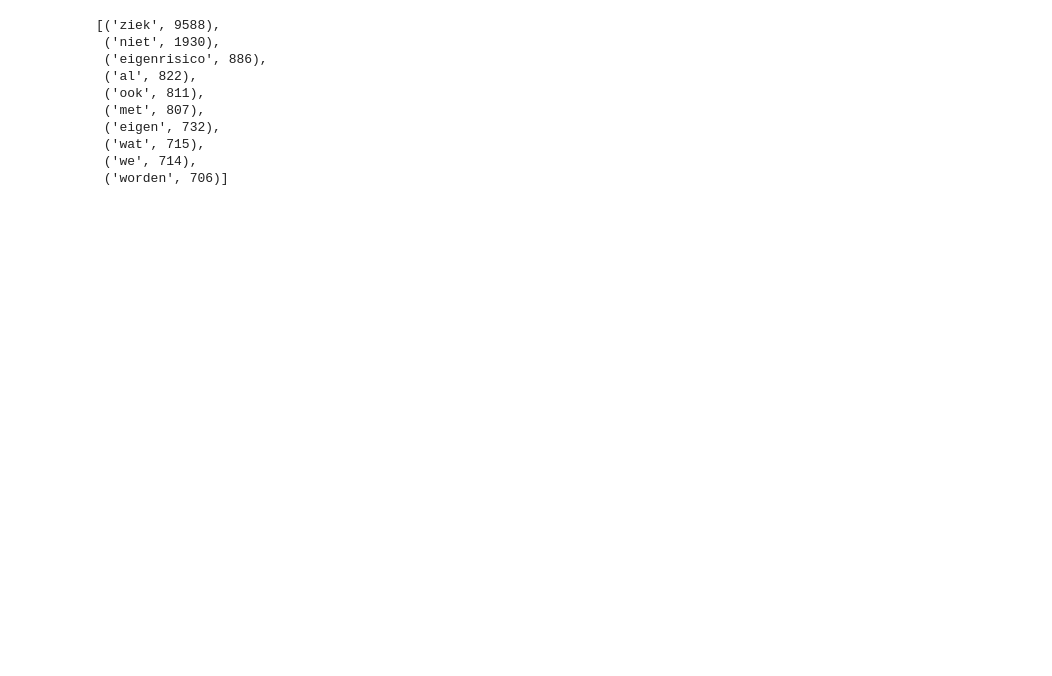
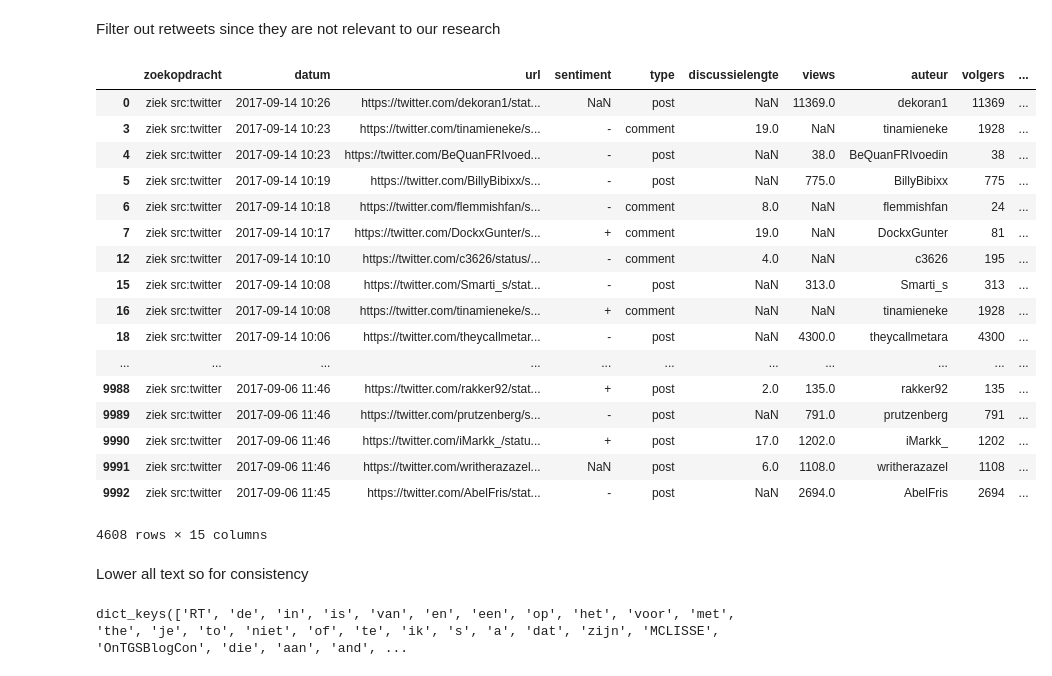
Before and after one commit to ADS71-C/Burry, a Jupyter notebook: DataTest.ipynb, the cells around one changed output. Drawn from its saved outputs; the diff is of its cells as text; code cells hidden in the pictures; blank space fills up the shorter version.

```diff
--- a/DataTest.ipynb
+++ b/DataTest.ipynb
@@ -20,0 +17,25 @@ doc[:10]
+# %% [markdown]
+Filter out retweets since they are not relevant to our research
+# %%
+doc[~doc['bericht tekst'].str.contains('rt', case=False)]
+# %% [output]
+|  | zoekopdracht | datum | url | sentiment | type | discussielengte | views | auteur | volgers | ... |
+| 0 | ziek src:twitter | 2017-09-14 10:26 | https://twitter.com/dekoran1/stat... | NaN | post | NaN | 11369.0 | dekoran1 | 11369 | ... |
+| 3 | ziek src:twitter | 2017-09-14 10:23 | https://twitter.com/tinamieneke/s... | - | comment | 19.0 | NaN | tinamieneke | 1928 | ... |
+| 4 | ziek src:twitter | 2017-09-14 10:23 | https://twitter.com/BeQuanFRIvoed... | - | post | NaN | 38.0 | BeQuanFRIvoedin | 38 | ... |
+| 5 | ziek src:twitter | 2017-09-14 10:19 | https://twitter.com/BillyBibixx/s... | - | post | NaN | 775.0 | BillyBibixx | 775 | ... |
+| 6 | ziek src:twitter | 2017-09-14 10:18 | https://twitter.com/flemmishfan/s... | - | comment | 8.0 | NaN | flemmishfan | 24 | ... |
+| 7 | ziek src:twitter | 2017-09-14 10:17 | https://twitter.com/DockxGunter/s... | + | comment | 19.0 | NaN | DockxGunter | 81 | ... |
+| 12 | ziek src:twitter | 2017-09-14 10:10 | https://twitter.com/c3626/status/... | - | comment | 4.0 | NaN | c3626 | 195 | ... |
+| 15 | ziek src:twitter | 2017-09-14 10:08 | https://twitter.com/Smarti_s/stat... | - | post | NaN | 313.0 | Smarti_s | 313 | ... |
+| 16 | ziek src:twitter | 2017-09-14 10:08 | https://twitter.com/tinamieneke/s... | + | comment | NaN | NaN | tinamieneke | 1928 | ... |
+| 18 | ziek src:twitter | 2017-09-14 10:06 | https://twitter.com/theycallmetar... | - | post | NaN | 4300.0 | theycallmetara | 4300 | ... |
+| ... | ... | ... | ... | ... | ... | ... | ... | ... | ... | ... |
+| 9988 | ziek src:twitter | 2017-09-06 11:46 | https://twitter.com/rakker92/stat... | + | post | 2.0 | 135.0 | rakker92 | 135 | ... |
+| 9989 | ziek src:twitter | 2017-09-06 11:46 | https://twitter.com/prutzenberg/s... | - | post | NaN | 791.0 | prutzenberg | 791 | ... |
+| 9990 | ziek src:twitter | 2017-09-06 11:46 | https://twitter.com/iMarkk_/statu... | + | post | 17.0 | 1202.0 | iMarkk_ | 1202 | ... |
+| 9991 | ziek src:twitter | 2017-09-06 11:46 | https://twitter.com/writherazazel... | NaN | post | 6.0 | 1108.0 | writherazazel | 1108 | ... |
+| 9992 | ziek src:twitter | 2017-09-06 11:45 | https://twitter.com/AbelFris/stat... | - | post | NaN | 2694.0 | AbelFris | 2694 | ... |
+4608 rows × 15 columns
+# %% [markdown]
+Lower all text so for consistency
@@ -21,44 +44,23 @@ doc[:10]
 # %%
-import re
-
 re_clean = re.compile(r'(https?://\S+|@\S+)')
 re_words = re.compile(r'(\w+)')
 
-with open('word_blacklist.txt', 'r', encoding='utf-8') as blacklist_file:
-    blacklisted_words = blacklist_file.read().splitlines()
-
-
 def clean_text(text: str):
-    text = text.lower()
     text = re_clean.sub(' ', text)
     words = re_words.findall(text)
     return words
-
-
-tweets = doc['bericht tekst'].map(clean_text)
-
-
-words = {}
-for tweet in tweets:
-    for word in tweet:
-        if word in blacklisted_words:
-            continue
-        try:
-            words[word] += 1
-        except KeyError:
-            words[word] = 1
-
-
-words = sorted(words.items(), key=operator.itemgetter(1))[::-1]
-words[:10]
-# %% [output]
-[('ziek', 9588),
- ('niet', 1930),
- ('eigenrisico', 886),
- ('al', 822),
- ('ook', 811),
- ('met', 807),
- ('eigen', 732),
- ('wat', 715),
- ('we', 714),
- ('worden', 706)]
+# %%
+all_tweets = pd.read_csv('sample_alltweets.csv', sep=';')
+all_tweets['bericht woorden'] = all_tweets['bericht tekst'].map(clean_text)
+
+words = defaultdict(int)
+
+for tweet_words in all_tweets['bericht woorden']:
+    for word in tweet_words:
+        words[word] += 1
+
+words = sorted(words.items(), key=operator.itemgetter(1))[::-1]
+blacklisted_words = dict(words[:100]).keys()
+blacklisted_words
+# %% [output]
+dict_keys(['RT', 'de', 'in', 'is', 'van', 'en', 'een', 'op', 'het', 'voor', 'met', 'the', 'je', 'to', 'niet', 'of', 'te', 'ik', 's', 'a', 'dat', 'zijn', 'MCLISSE', 'OnTGSBlogCon', 'die', 'aan', 'and', ...
```
Also changed, not shown: parts of 4 cells of this notebook.
